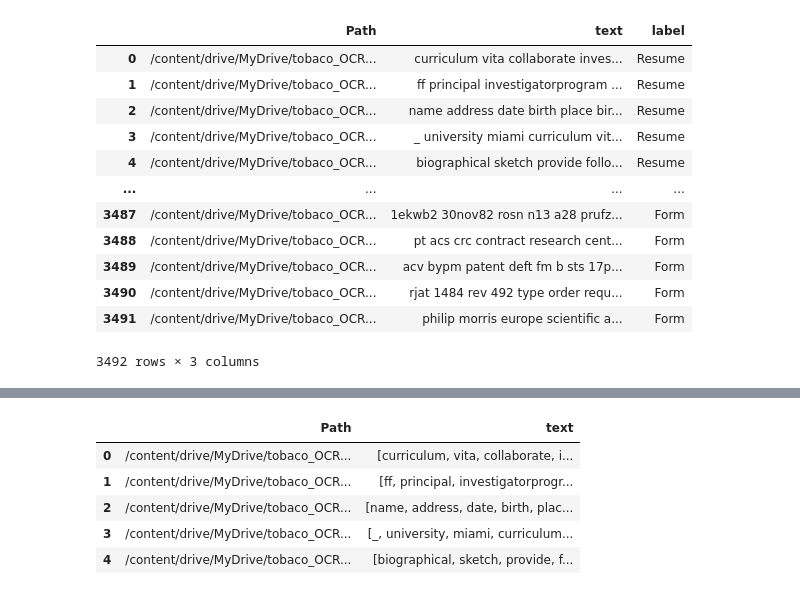
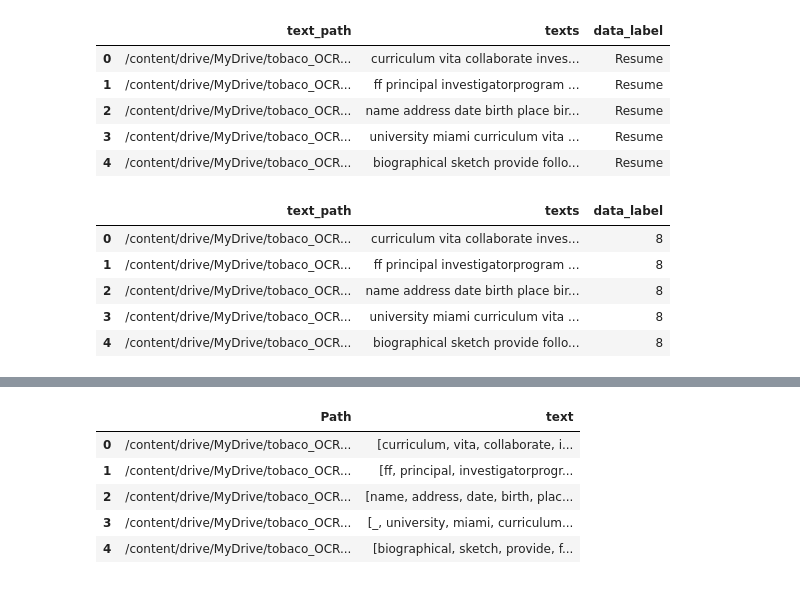
Before and after one commit to R4HUL-ROY/Multimodal_feature_extraction, a Jupyter notebook: tobaco3482_FASTTEXT.ipynb, the cells around one changed output, grey strips where cells are left out. Saved outputs shown, nothing was run; the diff lists cells and outputs as text; code cells hidden in the pictures.

```diff
--- a/tobaco3482_FASTTEXT.ipynb
+++ b/tobaco3482_FASTTEXT.ipynb
@@ -116,8 +127,7 @@ def normalize(comment, lowercase, remove_stopwords):
                 lemmatized.append(lemma)
     return " ".join(lemmatized)
 
-
-df['text'] = df['text'].apply(normalize, lowercase=True, remove_stopwords=True)
+normalize("counting playing the Home", lowercase=True, remove_stopwords=True)
 # %% [output]
 [nltk_data] Downloading package stopwords to /root/nltk_data...
 [nltk_data]   Unzipping corpora/stopwords.zip.
@@ -123,0 +135,3 @@ df['text'] = df['text'].apply(normalize, lowercase=True, remove_stopwords=True)
+# %%
+df['texts'] = [remove_punctuations(i) for i in df['texts']]
+df.head()
@@ -124,16 +145,23 @@ df['text'] = df['text'].apply(normalize, lowercase=True, remove_stopwords=True)
+# %%
+df['texts'] = [normalize(i, lowercase=True, remove_stopwords=True) for i in df['texts']]
+df.head()
+# %% [output]
+|  | text_path | texts | data_label |
+| 0 | /content/drive/MyDrive/tobaco_OCR... | curriculum vita collaborate inves... | Resume |
+| 1 | /content/drive/MyDrive/tobaco_OCR... | ff principal investigatorprogram ... | Resume |
+| 2 | /content/drive/MyDrive/tobaco_OCR... | name address date birth place bir... | Resume |
+| 3 | /content/drive/MyDrive/tobaco_OCR... | university miami curriculum vita ... | Resume |
+| 4 | /content/drive/MyDrive/tobaco_OCR... | biographical sketch provide follo... | Resume |
+# %%
+from sklearn import preprocessing
+le = preprocessing.LabelEncoder()
+df['data_label']= le.fit_transform(df['data_label'])
 # %%
-df
+df.head()
 # %% [output]
-|  | Path | text | label |
-| 0 | /content/drive/MyDrive/tobaco_OCR... | curriculum vita collaborate inves... | Resume |
-| 1 | /content/drive/MyDrive/tobaco_OCR... | ff principal investigatorprogram ... | Resume |
-| 2 | /content/drive/MyDrive/tobaco_OCR... | name address date birth place bir... | Resume |
-| 3 | /content/drive/MyDrive/tobaco_OCR... | _ university miami curriculum vit... | Resume |
-| 4 | /content/drive/MyDrive/tobaco_OCR... | biographical sketch provide follo... | Resume |
-| ... | ... | ... | ... |
-| 3487 | /content/drive/MyDrive/tobaco_OCR... | 1ekwb2 30nov82 rosn n13 a28 prufz... | Form |
-| 3488 | /content/drive/MyDrive/tobaco_OCR... | pt acs crc contract research cent... | Form |
-| 3489 | /content/drive/MyDrive/tobaco_OCR... | acv bypm patent deft fm b sts 17p... | Form |
-| 3490 | /content/drive/MyDrive/tobaco_OCR... | rjat 1484 rev 492 type order requ... | Form |
-| 3491 | /content/drive/MyDrive/tobaco_OCR... | philip morris europe scientific a... | Form |
+|  | text_path | texts | data_label |
+| 0 | /content/drive/MyDrive/tobaco_OCR... | curriculum vita collaborate inves... | 8 |
+| 1 | /content/drive/MyDrive/tobaco_OCR... | ff principal investigatorprogram ... | 8 |
+| 2 | /content/drive/MyDrive/tobaco_OCR... | name address date birth place bir... | 8 |
+| 3 | /content/drive/MyDrive/tobaco_OCR... | university miami curriculum vita ... | 8 |
+| 4 | /content/drive/MyDrive/tobaco_OCR... | biographical sketch provide follo... | 8 |
-3492 rows × 3 columns
```
Also changed, not shown: parts of 39 cells of this notebook.
